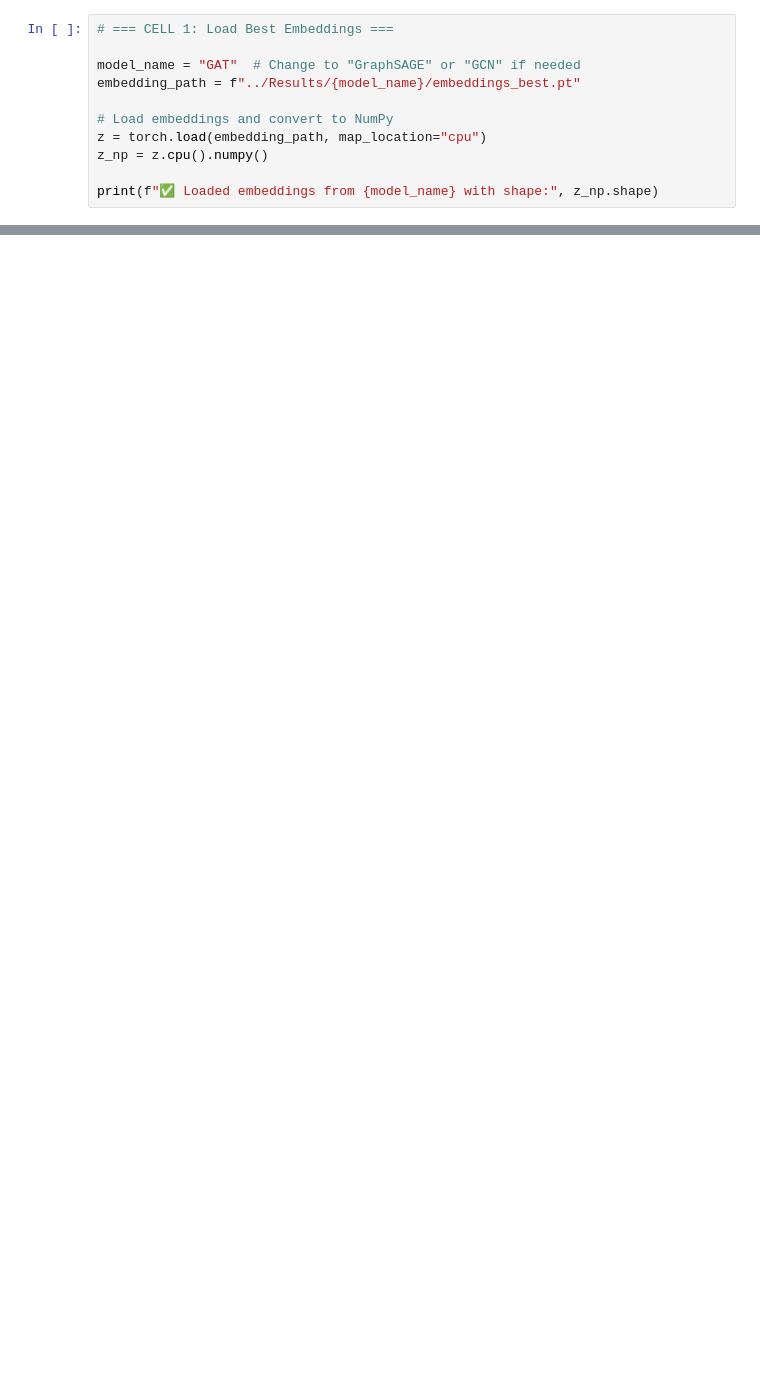
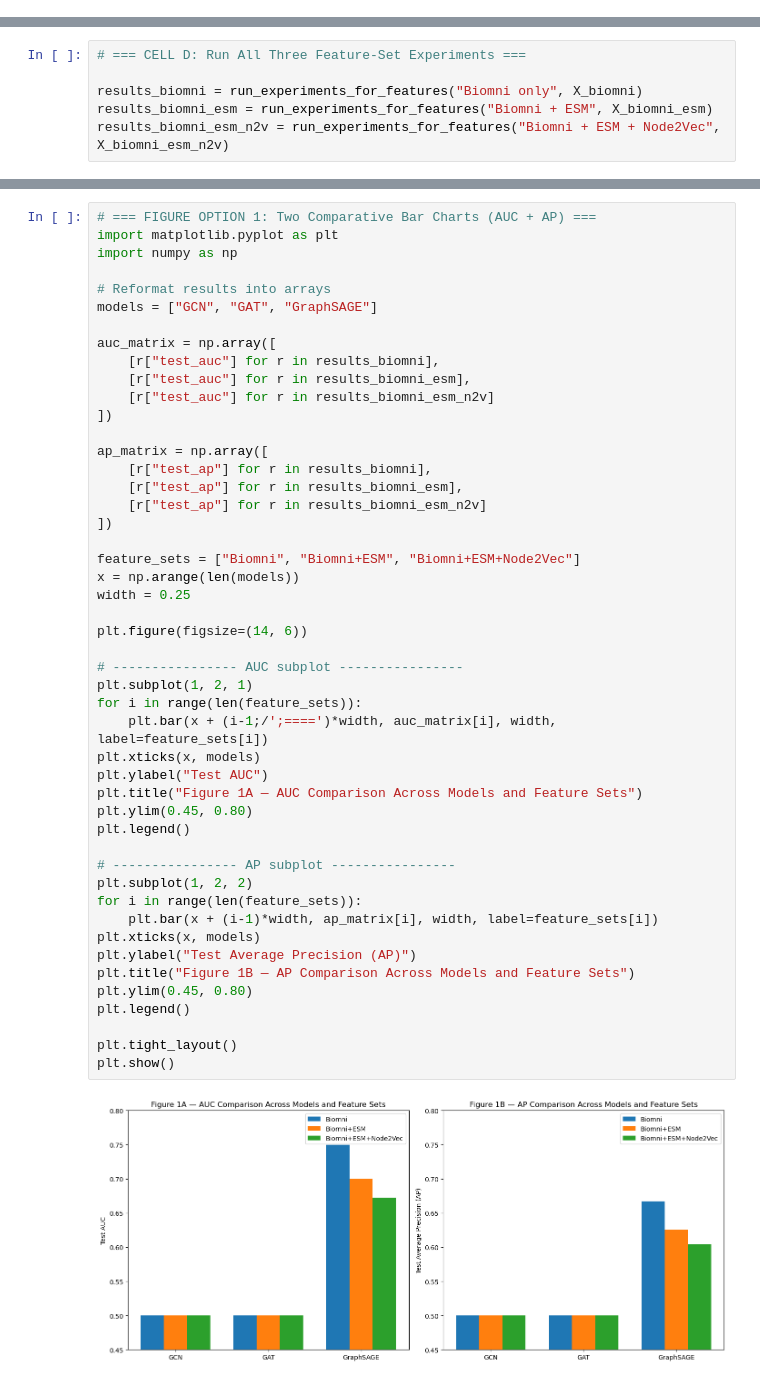
Before and after one commit to CEL-lab/USDA_Protein, a Jupyter notebook: Code/link_prediction_experiment.ipynb, the cells around one changed output, grey strips where cells are left out. Saved outputs shown, nothing was run; the diff lists cells and outputs as text; blank space fills up the shorter version.

```diff
--- a/Code/link_prediction_experiment.ipynb
+++ b/Code/link_prediction_experiment.ipynb
@@ -539,11 +0,0 @@ plt.show()
-# %%
-# === CELL 1: Load Best Embeddings ===
-
-model_name = "GAT"  # Change to "GraphSAGE" or "GCN" if needed
-embedding_path = f"../Results/{model_name}/embeddings_best.pt"
-
-# Load embeddings and convert to NumPy
-z = torch.load(embedding_path, map_location="cpu")
-z_np = z.cpu().numpy()
-
-print(f"✅ Loaded embeddings from {model_name} with shape:", z_np.shape)
@@ -658,0 +721,6 @@ print(f"✅ Saved cluster labels to: {cluster_csv_path}")
+# %%
+# === CELL D: Run All Three Feature-Set Experiments ===
+
+results_biomni = run_experiments_for_features("Biomni only", X_biomni)
+results_biomni_esm = run_experiments_for_features("Biomni + ESM", X_biomni_esm)
+results_biomni_esm_n2v = run_experiments_for_features("Biomni + ESM + Node2Vec", X_biomni_esm_n2v)
@@ -658,0 +766,50 @@ print(f"✅ Saved cluster labels to: {cluster_csv_path}")
+# %%
+# === FIGURE OPTION 1: Two Comparative Bar Charts (AUC + AP) ===
+import matplotlib.pyplot as plt
+import numpy as np
+
+# Reformat results into arrays
+models = ["GCN", "GAT", "GraphSAGE"]
+
+auc_matrix = np.array([
+    [r["test_auc"] for r in results_biomni],
+    [r["test_auc"] for r in results_biomni_esm],
+    [r["test_auc"] for r in results_biomni_esm_n2v]
+])
+
+ap_matrix = np.array([
+    [r["test_ap"] for r in results_biomni],
+    [r["test_ap"] for r in results_biomni_esm],
+    [r["test_ap"] for r in results_biomni_esm_n2v]
+])
+
+feature_sets = ["Biomni", "Biomni+ESM", "Biomni+ESM+Node2Vec"]
+x = np.arange(len(models))
+width = 0.25
+
+plt.figure(figsize=(14, 6))
+
+# ---------------- AUC subplot ----------------
+plt.subplot(1, 2, 1)
+for i in range(len(feature_sets)):
+    plt.bar(x + (i-1;/';====')*width, auc_matrix[i], width, label=feature_sets[i])
+plt.xticks(x, models)
+plt.ylabel("Test AUC")
+plt.title("Figure 1A — AUC Comparison Across Models and Feature Sets")
+plt.ylim(0.45, 0.80)
+plt.legend()
+
+# ---------------- AP subplot ----------------
+plt.subplot(1, 2, 2)
+for i in range(len(feature_sets)):
+    plt.bar(x + (i-1)*width, ap_matrix[i], width, label=feature_sets[i])
+plt.xticks(x, models)
+plt.ylabel("Test Average Precision (AP)")
+plt.title("Figure 1B — AP Comparison Across Models and Feature Sets")
+plt.ylim(0.45, 0.80)
+plt.legend()
+
+plt.tight_layout()
+plt.show()
+# %% [output]
+[figure, added]
```
Also changed, not shown: parts of 45 cells of this notebook.
